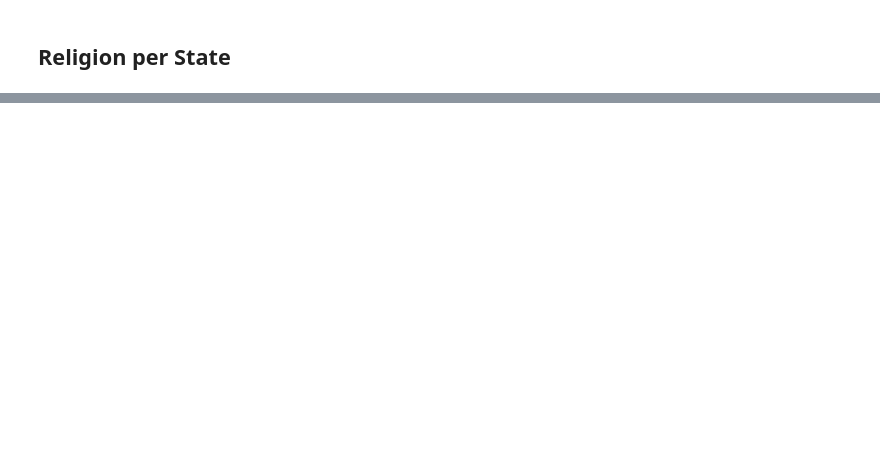
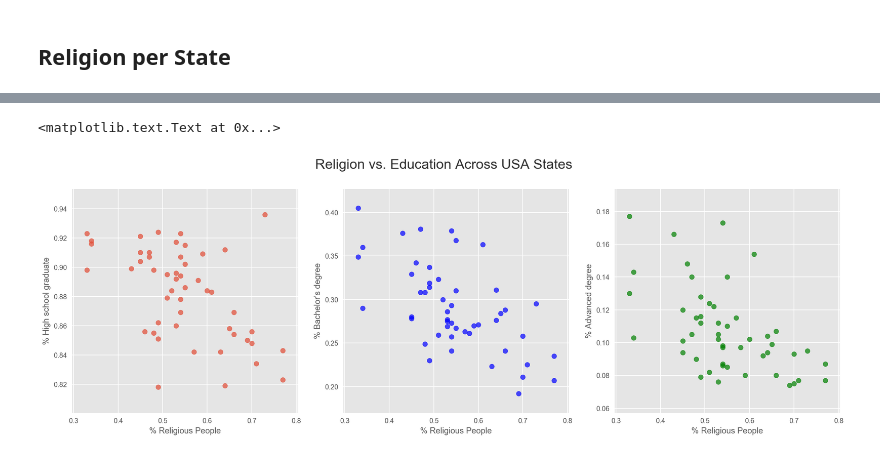
Before and after one commit to JeroenSchmidt/UvA-DSF-group, a Jupyter notebook: week3-4/exploration_notebooks/rafael/Demographic, Economic and Behavioral Data Analysis & Exploration.ipynb, the cells around one changed output, grey strips where cells are left out. Cells and saved outputs as stored; diff of their text form; code cells hidden in the pictures; blank space fills up the shorter version.

```diff
--- a/week3-4/exploration_notebooks/rafael/Demographic, Economic and Behavioral Data Analysis & Exploration.ipynb
+++ b/week3-4/exploration_notebooks/rafael/Demographic, Economic and Behavioral Data Analysis & Exploration.ipynb
@@ -76,0 +137,2 @@ iplot( fig, filename='d3-cloropleth-map' )
+# %%
+df_merged = pd.merge(left=df_religion, right=df_education, on='code').dropna()
@@ -76,0 +152,19 @@ iplot( fig, filename='d3-cloropleth-map' )
+# %%
+fig, ax = plt.subplots(1,3, figsize=(20,6))
+
+fig.suptitle('Religion vs. Education Across USA States', fontsize=20)
+
+ax[0].scatter(df_merged.percentage, df_merged["% High school graduate"], alpha=0.7)
+ax[1].scatter(df_merged.percentage, df_merged["% Bachelor's degree"], alpha=0.7, color='blue')
+ax[2].scatter(df_merged.percentage, df_merged["% Advanced degree"], alpha=0.7, color='green')
+
+ax[0].set_xlabel("% Religious People")
+ax[1].set_xlabel("% Religious People")
+ax[2].set_xlabel("% Religious People")
+
+ax[0].set_ylabel("% High school graduate")
+ax[1].set_ylabel("% Bachelor's degree")
+ax[2].set_ylabel("% Advanced degree")
+# %% [output]
+<matplotlib.text.Text at 0x...>
+[figure, added]
```
Also changed, not shown: parts of 20 cells of this notebook, 1 other file.
